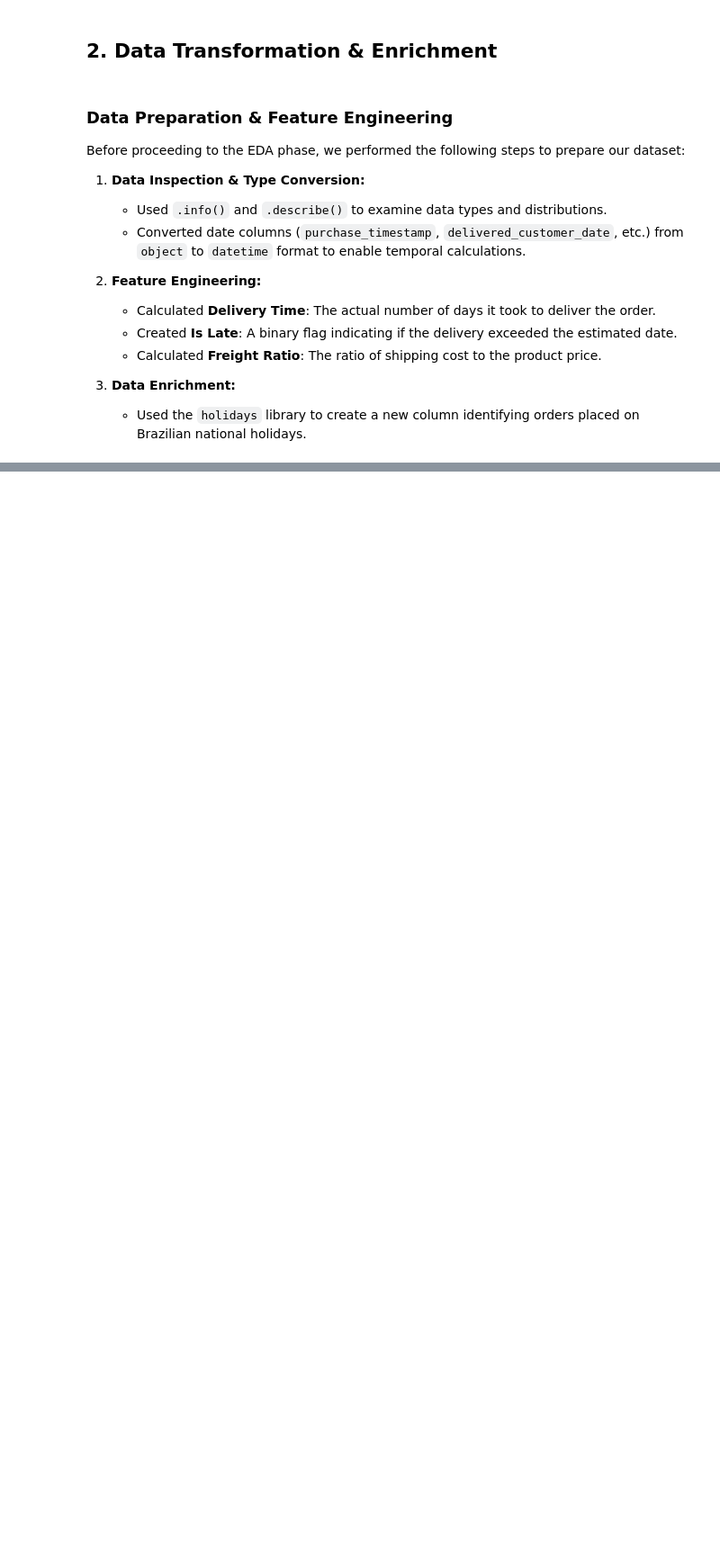
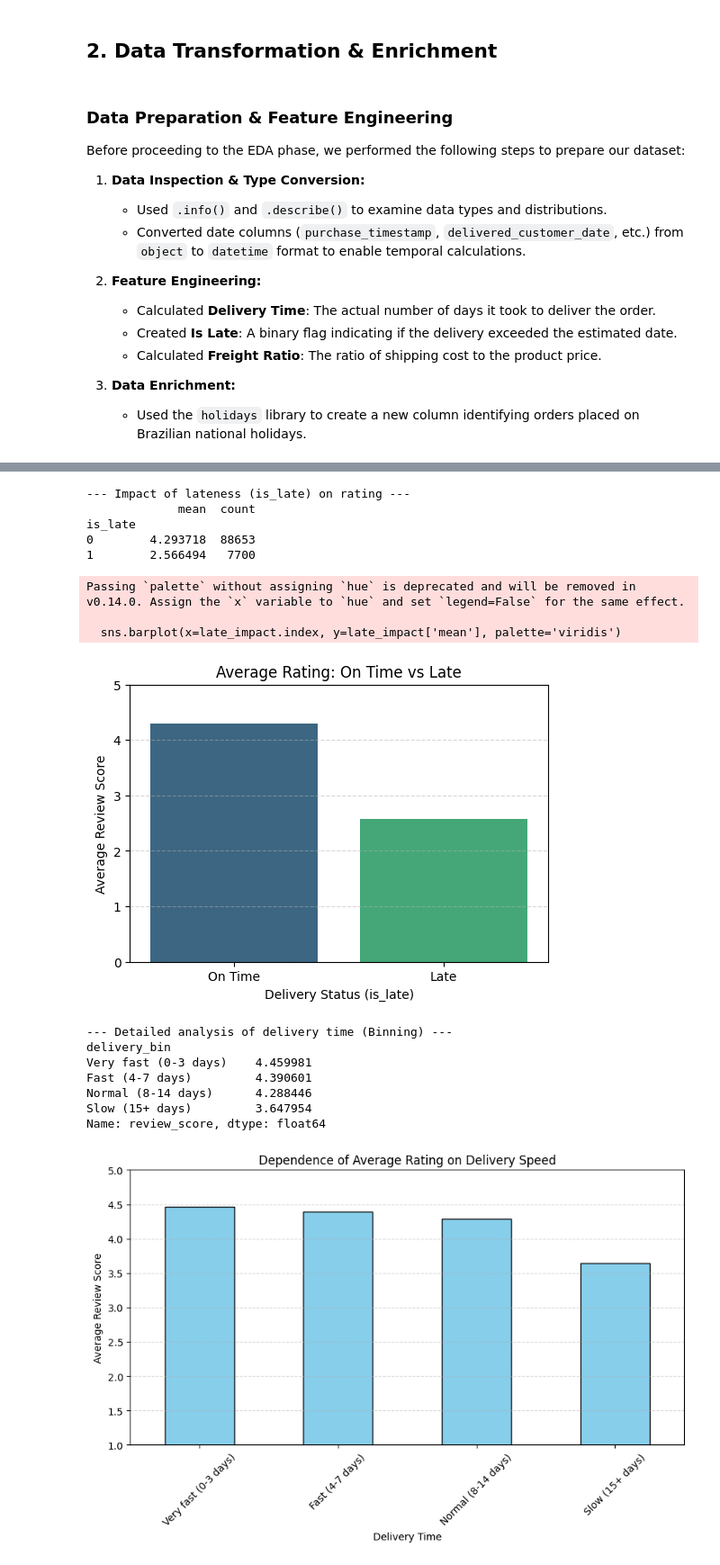
Before and after one commit to kon7drat-illia/Analysis_Brazilian_E-Commerce_by_Olist, a Jupyter notebook: notebook/work.ipynb, the cells around one changed output, grey strips where cells are left out. Shown at 90% size. Cells and saved outputs as stored; diff of their text form; code cells hidden in the pictures; blank space fills up the shorter version.

```diff
--- a/notebook/work.ipynb
+++ b/notebook/work.ipynb
@@ -130,11 +134,6 @@ Before proceeding to the EDA phase, we performed the following steps to prepare
 3.  **Data Enrichment:**
     * Used the `holidays` library to create a new column identifying orders placed on Brazilian national holidays.
 # %%
-pd.set_option('display.max_rows', None)
-pd.set_option('display.max_columns', None)
-pd.set_option('display.width', None)
-pd.set_option('display.max_colwidth', None)
-
 print(df_main.info())
 print(df_main.describe().T)
 
@@ -151,9 +150,9 @@ df_main['is_late'] = np.where(
 )
 
 df_main['freight_to_price_ratio'] = np.where(
+    df_main['total_product_price'] > 0,
     df_main['total_freight_value'] / df_main['total_product_price'],
-    np.nan,
-    df_main['total_freight_value'] / df_main['total_product_price']
+    np.nan
 )
 
 brazil_hol = h.Brazil(years=[2015,2016,2017,2018,2019])
@@ -178,0 +219,59 @@ is_holiday_purchase                            1.0     0.12274
+# %%
+# Hypothesis: 'Does lateness affect the score?' ---
+print("\n--- Impact of lateness (is_late) on rating ---")
+
+# Grouping and calculating the mean
+late_impact = df_main.groupby('is_late')['review_score'].agg(['mean', 'count'])
+print(late_impact)
+
+plt.figure(figsize=(6, 4))
+sns.barplot(x=late_impact.index, y=late_impact['mean'], palette='viridis')
+plt.title('Average Rating: On Time vs Late')
+plt.ylabel('Average Review Score')
+plt.xlabel('Delivery Status (is_late)')
+plt.xticks([0, 1], ['On Time', 'Late'])
+plt.ylim(0, 5)  # Scale from 0 to 5
+plt.grid(axis='y', linestyle='--', alpha=0.5)
+plt.show()
+
+# Hypothesis: "How does delivery time affect rating?" ---
+print("\n--- Detailed analysis of delivery time (Binning) ---")
+
+# Creating categories (bins) for delivery time
+bins = [-1, 3, 7, 14, float('inf')]
+labels = ['Very fast (0-3 days)', 'Fast (4-7 days)', 'Normal (8-14 days)', 'Slow (15+ days)']
+
+df_main['delivery_bin'] = pd.cut(df_main['time_to_deliver_days'], bins=bins, labels=labels)
+
+# Grouping by bins
+bin_analysis = df_main.groupby('delivery_bin')['review_score'].mean()
+print(bin_analysis)
+
+# Visualization
+plt.figure(figsize=(10, 5))
+bin_analysis.plot(kind='bar', color='skyblue', edgecolor='black')
+plt.title('Dependence of Average Rating on Delivery Speed')
+plt.ylabel('Average Review Score')
+plt.xlabel('Delivery Time')
+plt.ylim(1, 5)  # Focusing on rating range
+plt.xticks(rotation=45)
+plt.grid(axis='y', linestyle='--', alpha=0.5)
+plt.show()
+# %% [output]
+--- Impact of lateness (is_late) on rating ---
+             mean  count
+is_late
+0        4.293718  88653
+1        2.566494   7700
+Passing `palette` without assigning `hue` is deprecated and will be removed in v0.14.0. Assign the `x` variable to `hue` and set `legend=False` for the same effect.
+
+  sns.barplot(x=late_impact.index, y=late_impact['mean'], palette='viridis')
+[figure, added]
+--- Detailed analysis of delivery time (Binning) ---
+delivery_bin
+Very fast (0-3 days)    4.459981
+Fast (4-7 days)         4.390601
+Normal (8-14 days)      4.288446
+Slow (15+ days)         3.647954
+Name: review_score, dtype: float64
+[figure, added]
```
Also changed, not shown: parts of 13 cells of this notebook, 1 other file.
